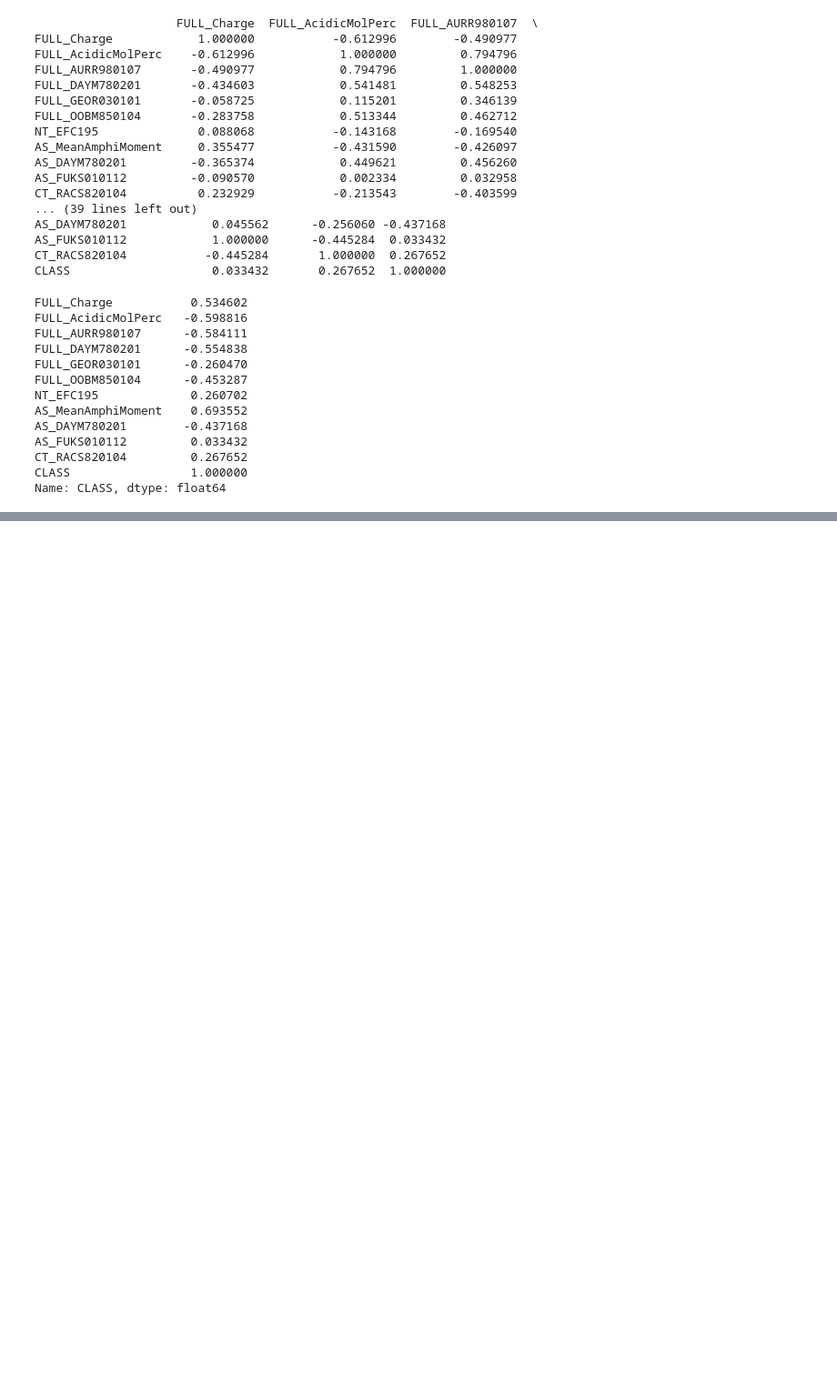
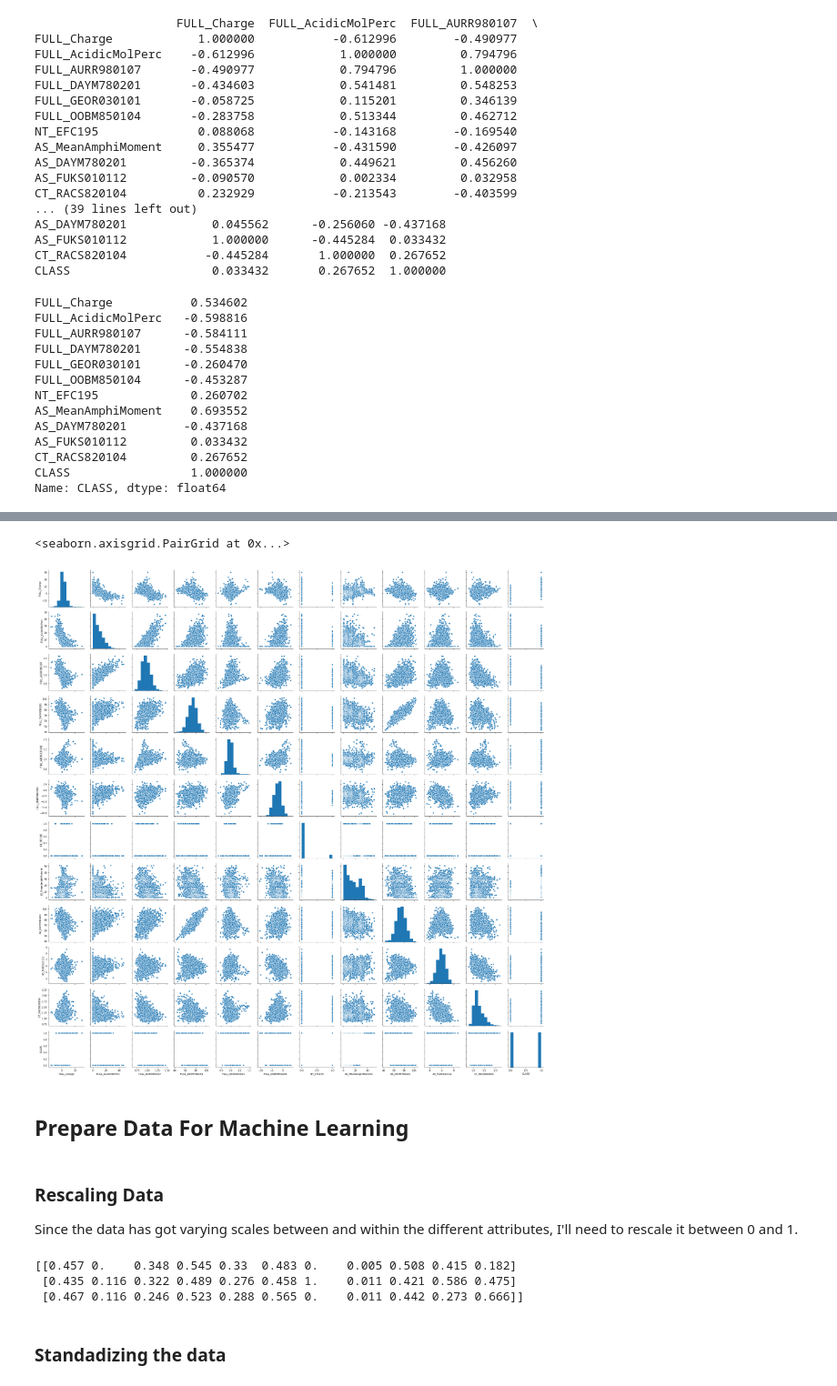
Before and after one commit to atwine/ace-class-notes, a Jupyter notebook: AMP Data Sets/Emmanuel_Mande.ML_Pipeline.ipynb, the cells around one changed output, grey strips where cells are left out. Shown at 91% size. Saved outputs shown, nothing was run; the diff lists cells and outputs as text; code cells hidden in the pictures; blank space fills up the shorter version.

```diff
--- a/AMP Data Sets/Emmanuel_Mande.ML_Pipeline.ipynb
+++ b/AMP Data Sets/Emmanuel_Mande.ML_Pipeline.ipynb
@@ -204,0 +292,5 @@ sns.heatmap(cor)
+# %%
+sns.pairplot(df)
+# %% [output]
+<seaborn.axisgrid.PairGrid at 0x...>
+[figure, added]
@@ -204,0 +302,29 @@ sns.heatmap(cor)
+# %% [markdown]
+## Prepare Data For Machine Learning
+# %% [markdown]
+### Rescaling Data
+
+Since the data has got varying scales between and within the different attributes, I'll need to rescale it between 0 and 1.
+# %%
+# Rescaling data (between 0 and 1)
+from numpy import set_printoptions
+from sklearn.preprocessing import MinMaxScaler
+
+#Create array objects from the data
+df_array = df.values
+
+# separate array into input and output components
+X = df_array[:,0:11]
+Y = df_array[:,11]
+scaler = MinMaxScaler(feature_range=(0, 1))
+rescaledX = scaler.fit_transform(X)
+
+# summarize the transformed data
+set_printoptions(precision=3)
+print(rescaledX[:3,:])
+# %% [output]
+[[0.457 0.    0.348 0.545 0.33  0.483 0.    0.005 0.508 0.415 0.182]
+ [0.435 0.116 0.322 0.489 0.276 0.458 1.    0.011 0.421 0.586 0.475]
+ [0.467 0.116 0.246 0.523 0.288 0.565 0.    0.011 0.442 0.273 0.666]]
+# %% [markdown]
+### Standadizing the data
```
Also changed, not shown: parts of 47 cells of this notebook.
